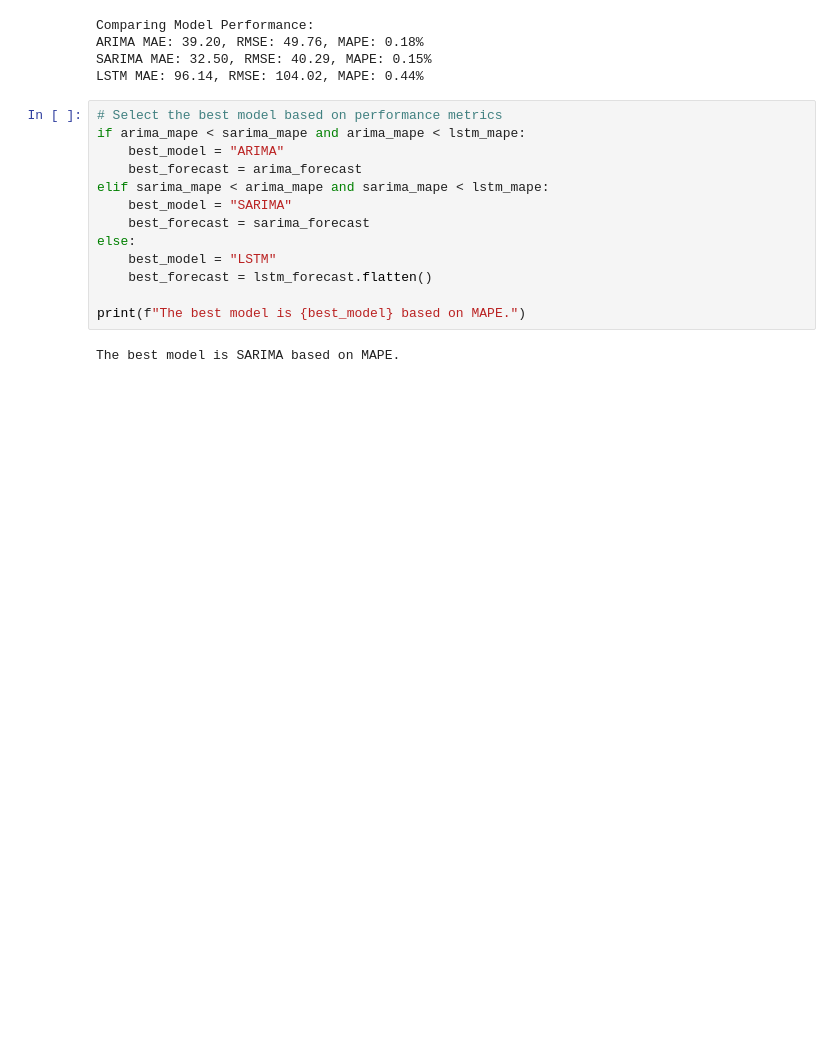
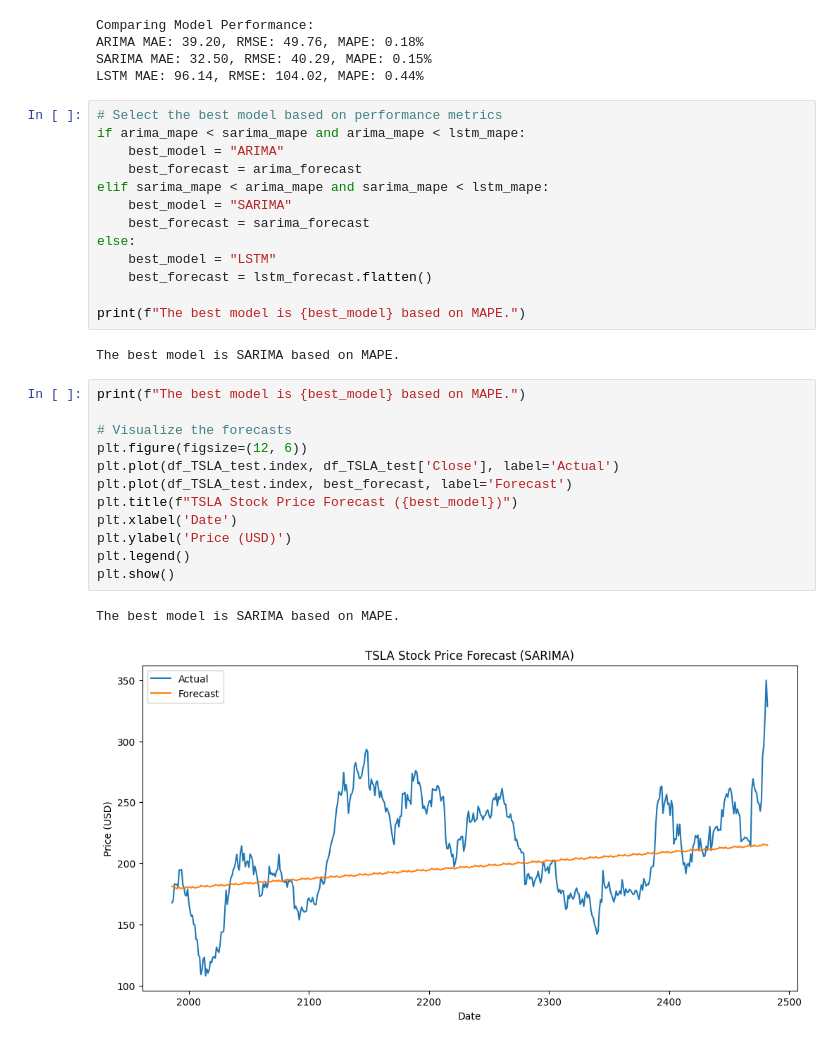
Before and after one commit to OL-YAD/portfolio-optimization-forecasting, a Jupyter notebook: notebooks/TSLA_time_series_forecasting.ipynb, the cells around one changed output. Cells and saved outputs as stored; diff of their text form; blank space fills up the shorter version.

```diff
--- a/notebooks/TSLA_time_series_forecasting.ipynb
+++ b/notebooks/TSLA_time_series_forecasting.ipynb
@@ -169,3 +209,18 @@ else:
 print(f"The best model is {best_model} based on MAPE.")
 # %% [output]
 The best model is SARIMA based on MAPE.
+# %%
+print(f"The best model is {best_model} based on MAPE.")
+
+# Visualize the forecasts
+plt.figure(figsize=(12, 6))
+plt.plot(df_TSLA_test.index, df_TSLA_test['Close'], label='Actual')
+plt.plot(df_TSLA_test.index, best_forecast, label='Forecast')
+plt.title(f"TSLA Stock Price Forecast ({best_model})")
+plt.xlabel('Date')
+plt.ylabel('Price (USD)')
+plt.legend()
+plt.show()
+# %% [output]
+The best model is SARIMA based on MAPE.
+[figure, added]
```
Also changed, not shown: parts of 3 cells of this notebook.
